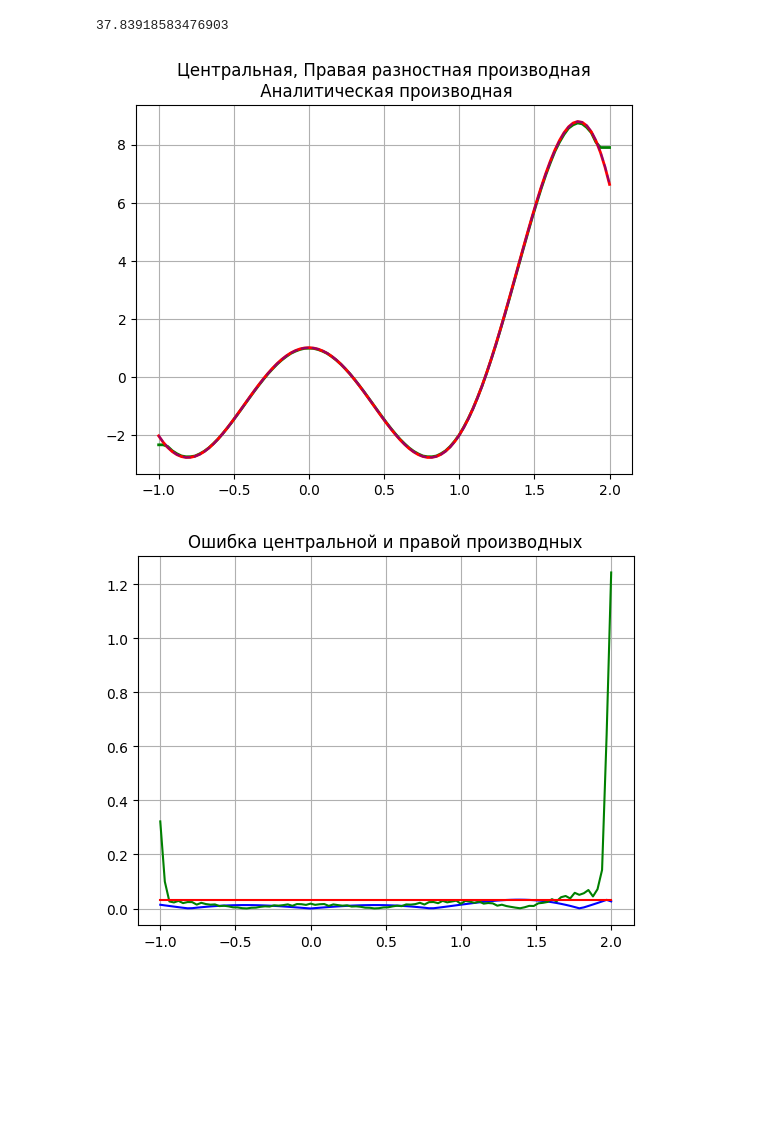
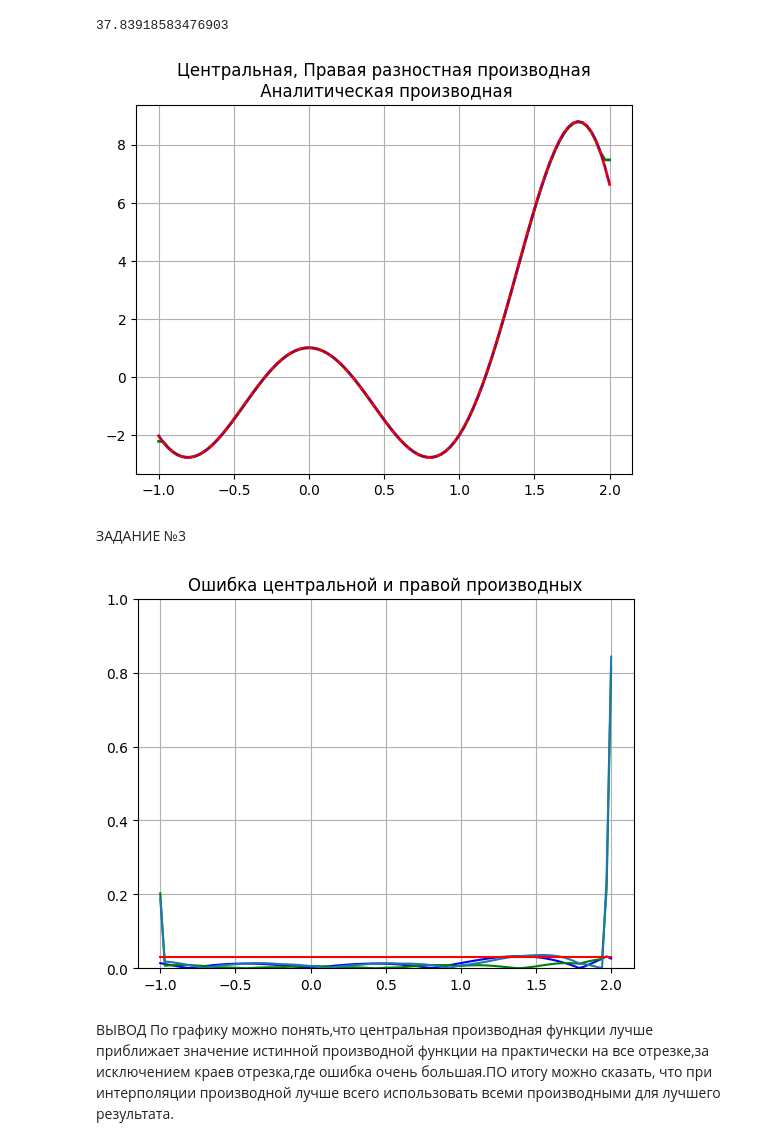
Before and after one commit to TINOYA/CHSISLLAB2, a Jupyter notebook: LAB2.ipynb, the cells around one changed output. Saved outputs shown, nothing was run; the diff lists cells and outputs as text; code cells hidden in the pictures; blank space fills up the shorter version.

```diff
--- a/LAB2.ipynb
+++ b/LAB2.ipynb
@@ -45,7 +50,7 @@ max_third_dif
 # %%
 # Граница ошибки и оптимальный шаг для центральной разностной производной
 err_bound = 0.01 * (b - a)
-h_center = np.sqrt(3*err_bound/max_third_dif) # Оптимальный шаг
+h_center = np.sqrt(err_bound/max_third_dif) # Оптимальный шаг
 
 # Расчет значений первой центральной разностной производной
 x_values_fine = np.arange(a + h_center, b - h_center, h_center)  # Избегаем краевых значений
@@ -65,15 +70,20 @@ plt.plot(x_full, real_dif(x_full), color='blue', alpha=0.4 , linestyle='--')
 plt.title(f"Центральная, Правая разностная производная\n Аналитическая производная")
 plt.grid(True)
 # %% [output]
-[figure, old version]
+[figure, new version]
+# %% [markdown]
+ЗАДАНИЕ №3
 # %%
 # 3
-
 x_full = np.linspace(a, b, 100)
 plt.plot(x_full, abs(np.interp(x_full, np.arange(a, b, h_right), right_diff_deriv) - real_dif(np.linspace(a, b, 100))), color='blue')
 plt.plot(x_full, abs(np.interp(x_full, np.arange(a + h_center, b - h_center, h_center), central_diff_deriv) - real_dif(np.linspace(a, b, 100))), color='green')
 plt.plot(x_full, np.array([err_bound]*100), color='red')
 plt.title(f"Ошибка центральной и правой производных")
+plt.ylim(0,1)
 plt.grid(True)
 # %% [output]
-[figure, old version]
+[figure, new version]
+# %% [markdown]
+ВЫВОД
+По графику можно понять,что центральная производная функции лучше приближает значение истинной производной функции на практически на все отрезке,за исключением краев отрезка,где ошибка очень большая.ПО итогу можно сказать, что при интерполяции производной лучше всего использовать всеми производными для лучшего результата.
```
Also changed, not shown: parts of 3 cells of this notebook.
